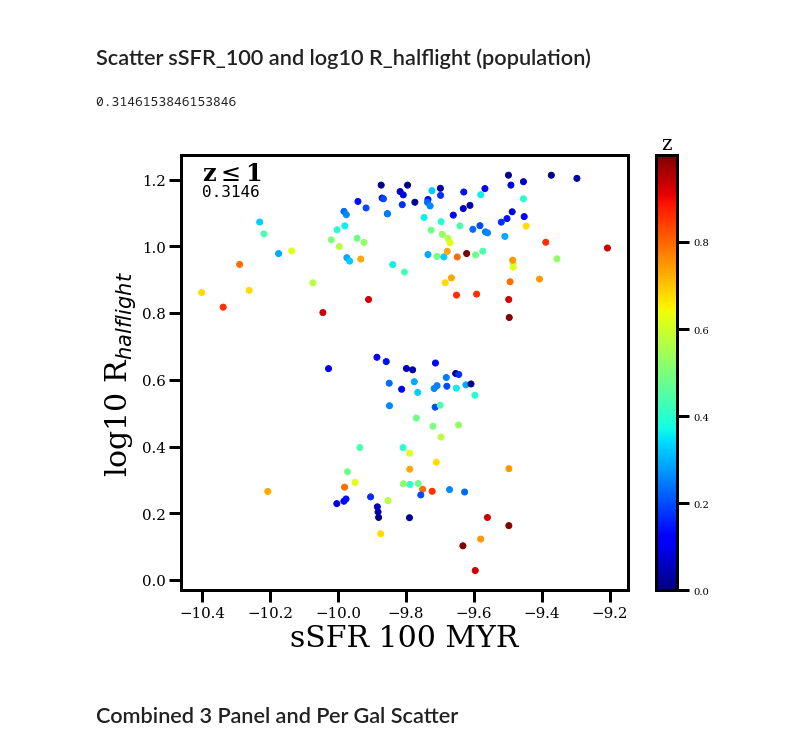
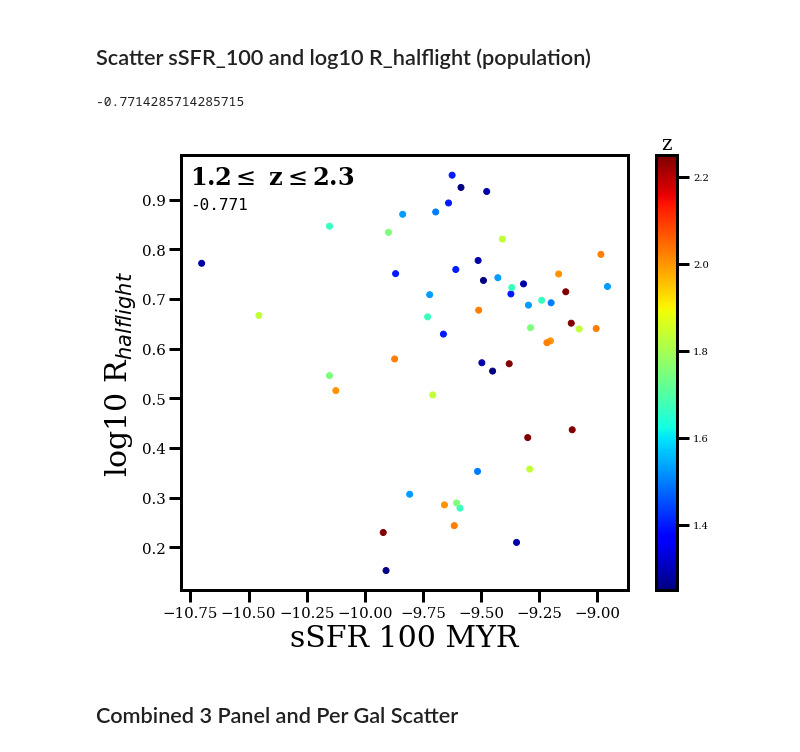
Before and after one commit to JosephWick/H1-merian, a Jupyter notebook: notebooks/BreathingPlots.ipynb, the cells around one changed output. Cells and saved outputs as stored; diff of their text form; code cells hidden in the pictures.

```diff
--- a/notebooks/BreathingPlots.ipynb
+++ b/notebooks/BreathingPlots.ipynb
@@ -215,7 +215,8 @@ plt.savefig('../figures/breathingPerGal/r'+str(gal)+'.png')
 # %% [markdown]
 ## Scatter sSFR_100 and log10 R_halflight (population)
 # %%
-zmax = 1
+zmin = 1.2
+zmax = 2.3
 
 ymin = -0.1
 ymax = 2.5
@@ -233,44 +234,48 @@ for idx,gal in enumerate(cdmgals):
     x = data['sSFR_100'][data['z'] <= zmax].to_numpy()
     y = np.log10(data['R_halflight'][data['z'] <= zmax]).to_numpy()
     c = data['z'][data['z'] <= zmax].to_numpy()
+
+    x = x[c>=zmin]
+    y = y[c>=zmin]
+    c = c[c>=zmin]
 
     c = c[y > ymin]
     x = x[y > ymin]
     y = y[y > ymin]
 
     c = c[y < ymax]
     x = x[y < ymax]
     y = y[y < ymax]
 
     for i,_ in enumerate(x):
         xall.append(x[i])
         yall.append(y[i])
         call.append(c[i])
 
 rs = ss.spearmanr(x,y)[0]
 
 plt.scatter(xall, yall, c=call, cmap='jet')
 
 plt.tick_params(axis='both', which='major', labelsize=15)
 
 plt.xlabel('sSFR 100 MYR', fontsize=30)
 plt.ylabel(r'log10 R$_{halflight}$', fontsize=30)
 
 #plt.ylim([3,4.5])
 #plt.xlim([0.0,0.4])
 
 clb = plt.colorbar()
 clb.ax.set_title('z', fontsize=20)
 
-plt.text(x= -10.4, y=1.2, s=r'z$\leq$'+str(zmax), fontsize=24, weight='bold')
-plt.text(x= -10.4, y=1.15,s=str(rs)[:6], fontsize=16, fontfamily='monospace')
+plt.text(x= -10.75, y=0.93, s=str(zmin)+r'$\leq$ z$\leq$'+str(zmax), fontsize=24, weight='bold')
+plt.text(x= -10.75, y=0.88,s=str(rs)[:6], fontsize=16, fontfamily='monospace')
 
-plt.savefig('../figures/breathingPop/z'+str(zmax)+'.png')
+plt.savefig('../figures/breathingPop/z'+str(zmax)+'_double.png')
 
 rs
 # %% [output]
-0.3146153846153846
+-0.7714285714285715
-[figure, old version]
+[figure, new version]
 # %% [markdown]
 ## Combined 3 Panel and Per Gal Scatter
 # %%
```
Also changed, not shown: parts of 4 cells of this notebook, 29 other files.
